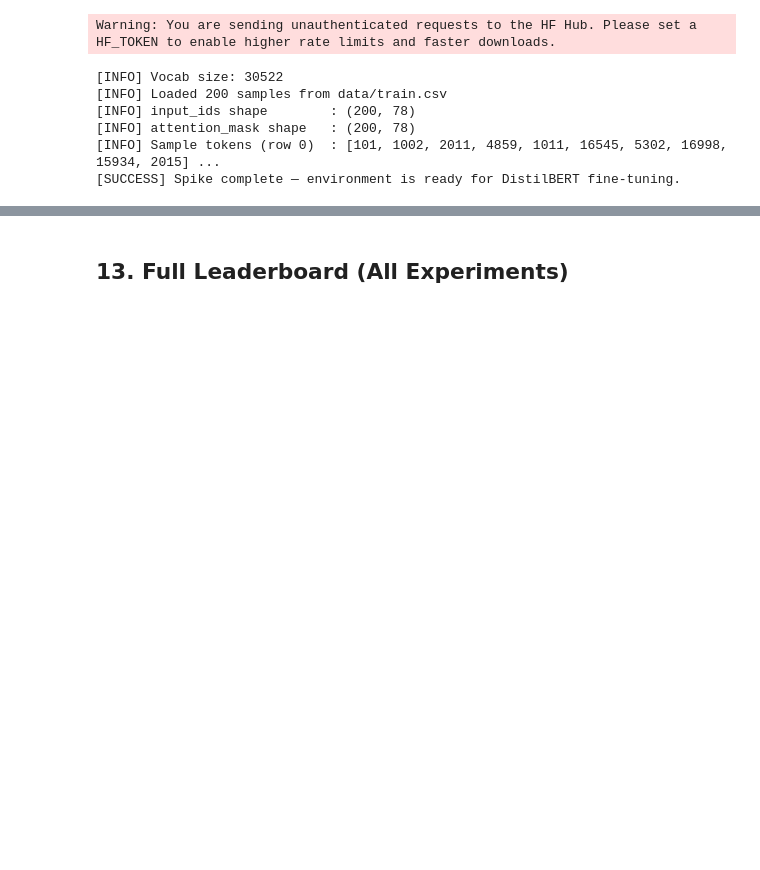
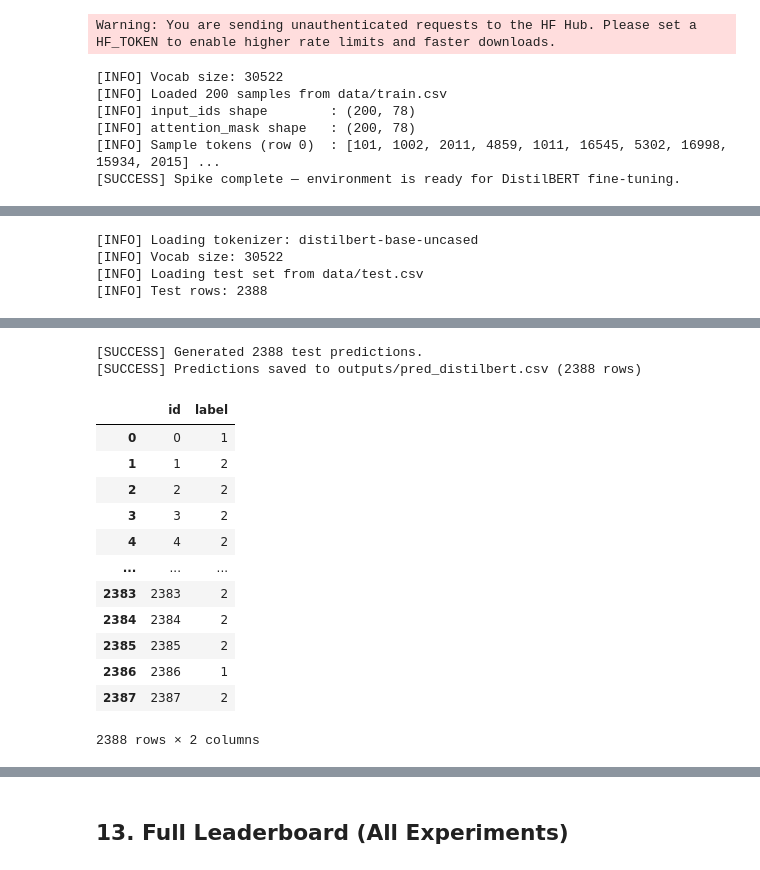
Before and after one commit to GoncaloBento/text-mining-tweet-classification, a Jupyter notebook: notebooks/Model.ipynb, the cells around one changed output, grey strips where cells are left out. Saved outputs shown, nothing was run; the diff lists cells and outputs as text; code cells hidden in the pictures; blank space fills up the shorter version.

```diff
--- a/notebooks/Model.ipynb
+++ b/notebooks/Model.ipynb
@@ -886,0 +846,11 @@ Notes:
+# %%
+device = check_gpu()
+if device == "cpu":
+    print(" WARNING: no CUDA GPU found — full training will take many hours on CPU.")
+    print("   Abort or switch to Colab/Kaggle for GPU access.")
+
+trainer = run_trainer(
+    n_samples=None,
+    owner="La Feria",
+    notes="TM-024 final DistilBERT, full data, lr=2e-5, bs=16, 3ep, wd=0.01, warmup=0.1",
+)
@@ -886,0 +898,13 @@ Notes:
+# %%
+test_df = pd.read_csv(TEST_CSV_PATH)
+# Fall back to row index when there is no 'id' column
+if "id" not in test_df.columns:
+    test_df["id"] = range(len(test_df))
+
+preds = predict_test_set(trainer, load_tokenizer())
+save_submission(test_df, preds, output_path="outputs/pred_distilbert.csv")
+# %% [output]
+[INFO] Loading tokenizer: distilbert-base-uncased
+[INFO] Vocab size: 30522
+[INFO] Loading test set from data/test.csv
+[INFO] Test rows: 2388
@@ -886,0 +912,15 @@ Notes:
+[SUCCESS] Generated 2388 test predictions.
+[SUCCESS] Predictions saved to outputs/pred_distilbert.csv (2388 rows)
+|  | id | label |
+| 0 | 0 | 1 |
+| 1 | 1 | 2 |
+| 2 | 2 | 2 |
+| 3 | 3 | 2 |
+| 4 | 4 | 2 |
+| ... | ... | ... |
+| 2383 | 2383 | 2 |
+| 2384 | 2384 | 2 |
+| 2385 | 2385 | 2 |
+| 2386 | 2386 | 1 |
+| 2387 | 2387 | 2 |
+2388 rows × 2 columns
```
Also changed, not shown: parts of 34 cells of this notebook, 5 other files.
